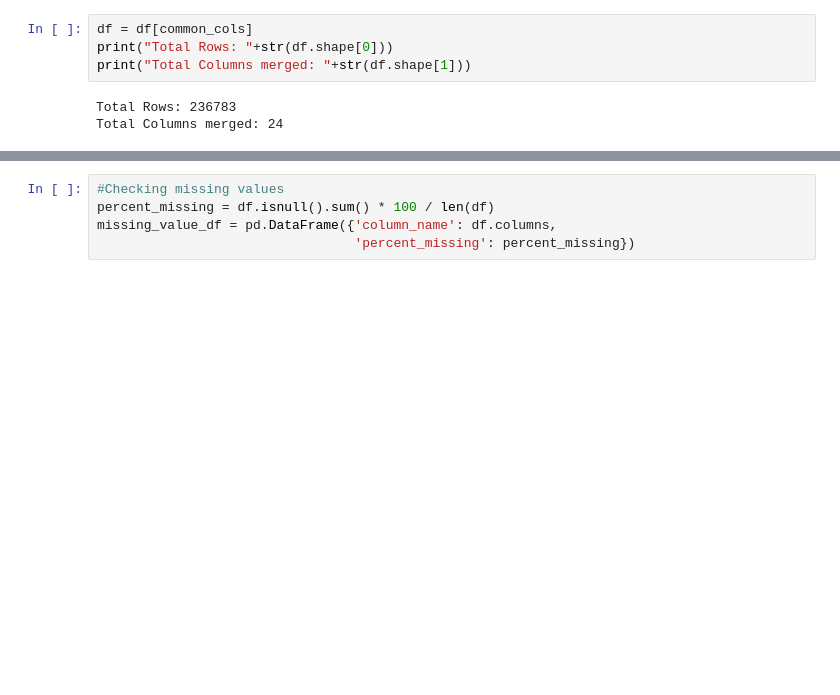
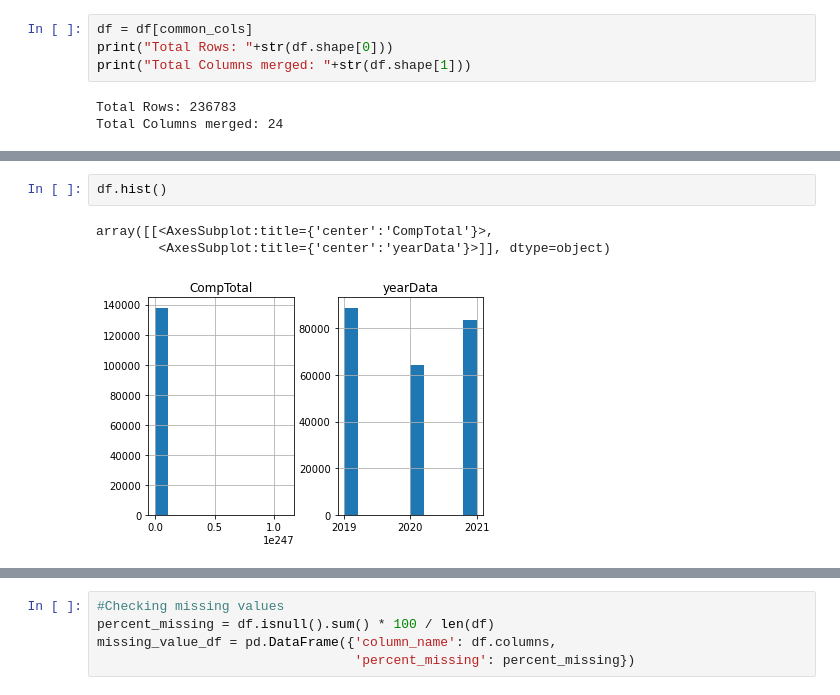
Before and after one commit to paulowiz/trans_people_analysys_stack_overflow, a Jupyter notebook: main.ipynb, the cells around one changed output, grey strips where cells are left out. Saved outputs shown, nothing was run; the diff lists cells and outputs as text; blank space fills up the shorter version.

```diff
--- a/main.ipynb
+++ b/main.ipynb
@@ -82,0 +83,6 @@ df.describe()
+# %%
+df.hist()
+# %% [output]
+array([[<AxesSubplot:title={'center':'CompTotal'}>,
+        <AxesSubplot:title={'center':'yearData'}>]], dtype=object)
+[figure, added]
```
Also changed, not shown: parts of 42 cells of this notebook.
